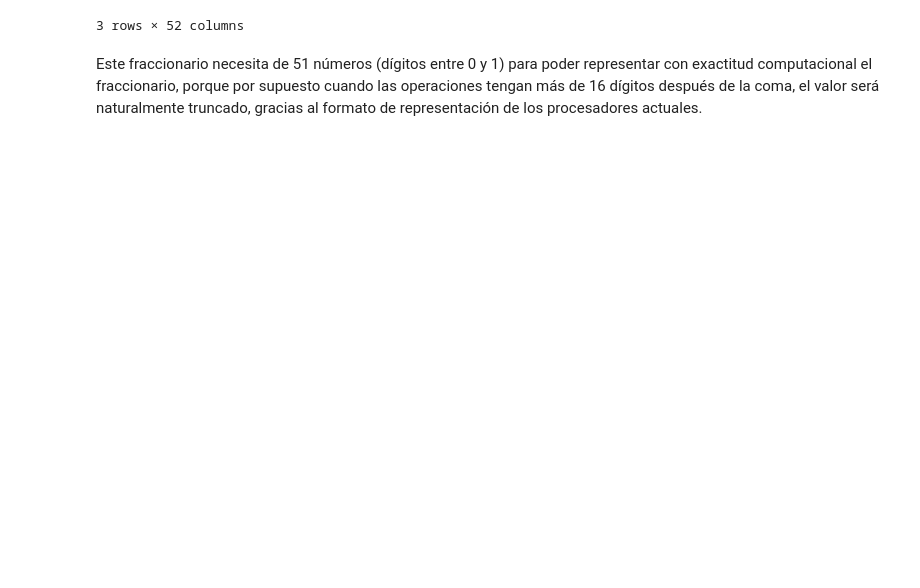
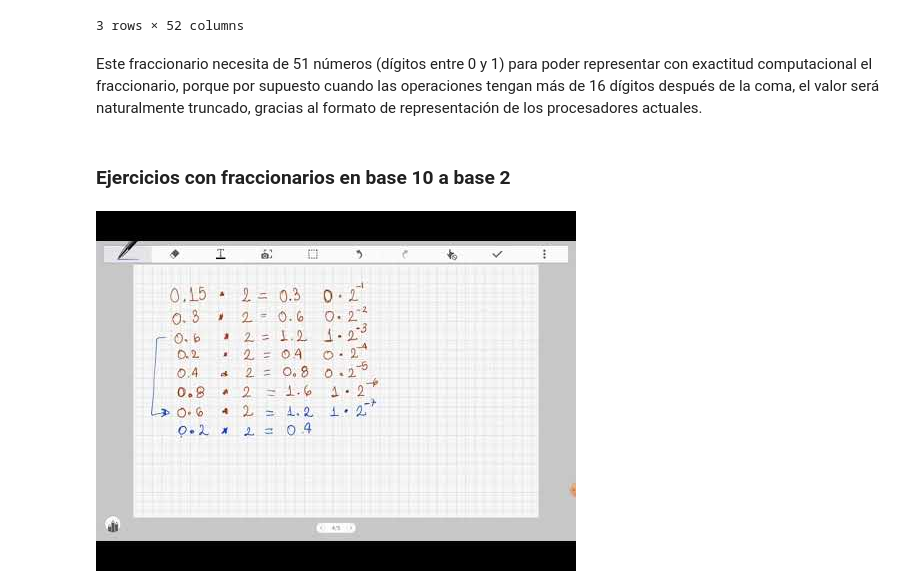
Before and after one commit to facjaramillo/Fundamentacion, a Jupyter notebook: _build/jupyter_execute/FundComputacion_Semana_1.ipynb, the cells around one changed output. Drawn from its saved outputs; the diff is of its cells as text; code cells hidden in the pictures; blank space fills up the shorter version.

```diff
--- a/_build/jupyter_execute/FundComputacion_Semana_1.ipynb
+++ b/_build/jupyter_execute/FundComputacion_Semana_1.ipynb
@@ -192,3 +341,10 @@ El número 0.5100000000000000089 en base 2 es 0. [1.0, 0.0, 0.0, 0.0, 0.0, 0.0,
 3 rows × 52 columns
 # %% [markdown]
 Este fraccionario necesita de 51 números (dígitos entre 0 y 1) para poder representar con exactitud computacional el fraccionario, porque por supuesto cuando las operaciones tengan más de 16 dígitos después de la coma, el valor será naturalmente truncado, gracias al formato de representación de los procesadores actuales.
+# %% [markdown]
+### Ejercicios con fraccionarios en base 10 a base 2
+# %%
+from IPython.display import YouTubeVideo
+YouTubeVideo('_YBhRnFOLpI')
+# %% [output]
+[figure, added]
```
Also changed, not shown: parts of 22 cells of this notebook, 13 other files.
